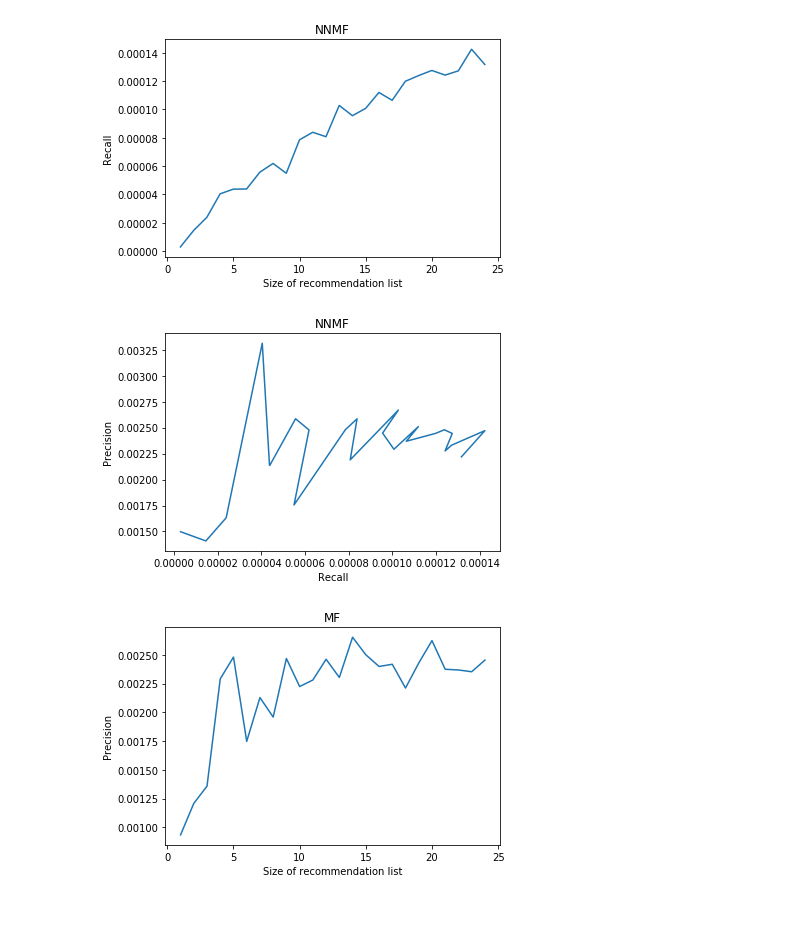
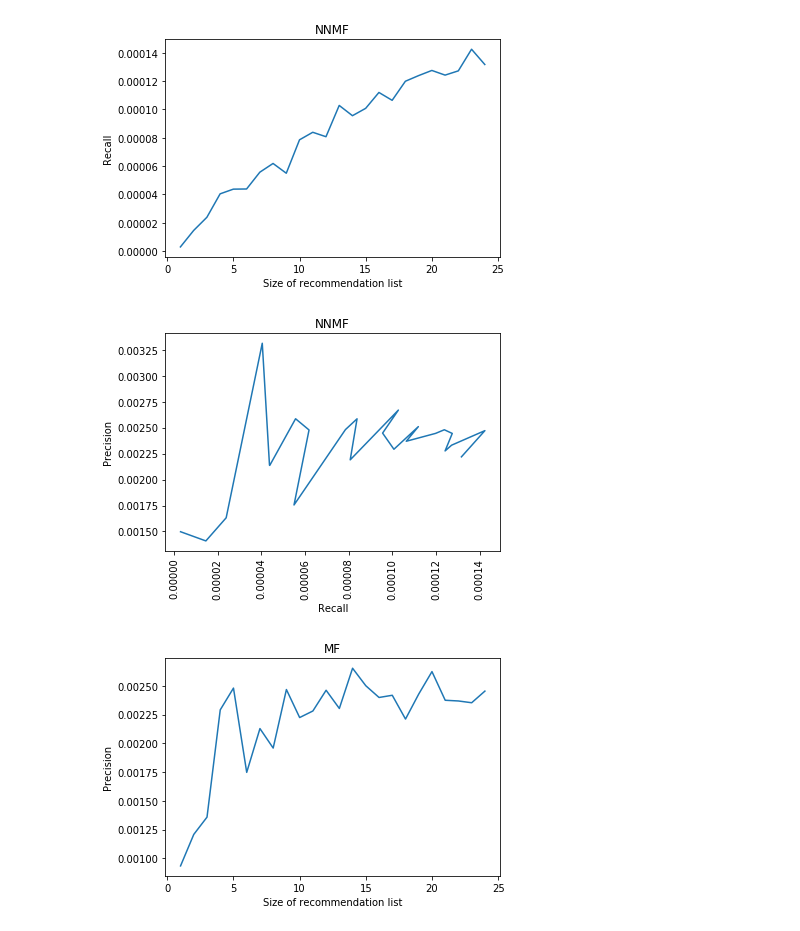
Before and after one commit to edihb/Collaborative-Filtering, a Jupyter notebook: Project 3_v3.ipynb, the cells around one changed output. Cells and saved outputs as stored; diff of their text form; code cells hidden in the pictures.

```diff
--- a/Project 3_v3.ipynb
+++ b/Project 3_v3.ipynb
@@ -840,10 +844,11 @@ def precision_recall(tvals, algo):
         avg_recall_t.append(recall_t)
     return avg_precision_t, avg_recall_t
 # %%
-def plot_func(x, y, xlabel, ylabel, title):
+def plot_func(x, y, xlabel, ylabel, title, rot=0):
     plt.figure()
     plt.plot(x, y)
     plt.xlabel(xlabel)
+    plt.xticks(rotation=rot)
     plt.ylabel(ylabel)
     plt.title(title)
     plt.show()
@@ -892,9 +897,9 @@ plot_func(tvals, recall_nnmf, "Size of recommendation list", "Recall", "NNMF")
 # %% [output]
 [figure]
 # %%
-plot_func(recall_nnmf, precision_nnmf, "Recall", "Precision", "NNMF")
+plot_func(recall_nnmf, precision_nnmf, "Recall", "Precision", "NNMF", 90)
 # %% [output]
-[figure, old version]
+[figure, new version]
 # %%
 precision_mf, recall_mf = precision_recall(tvals, "mf")
 # %%
```
Also changed, not shown: parts of 5 cells of this notebook.
